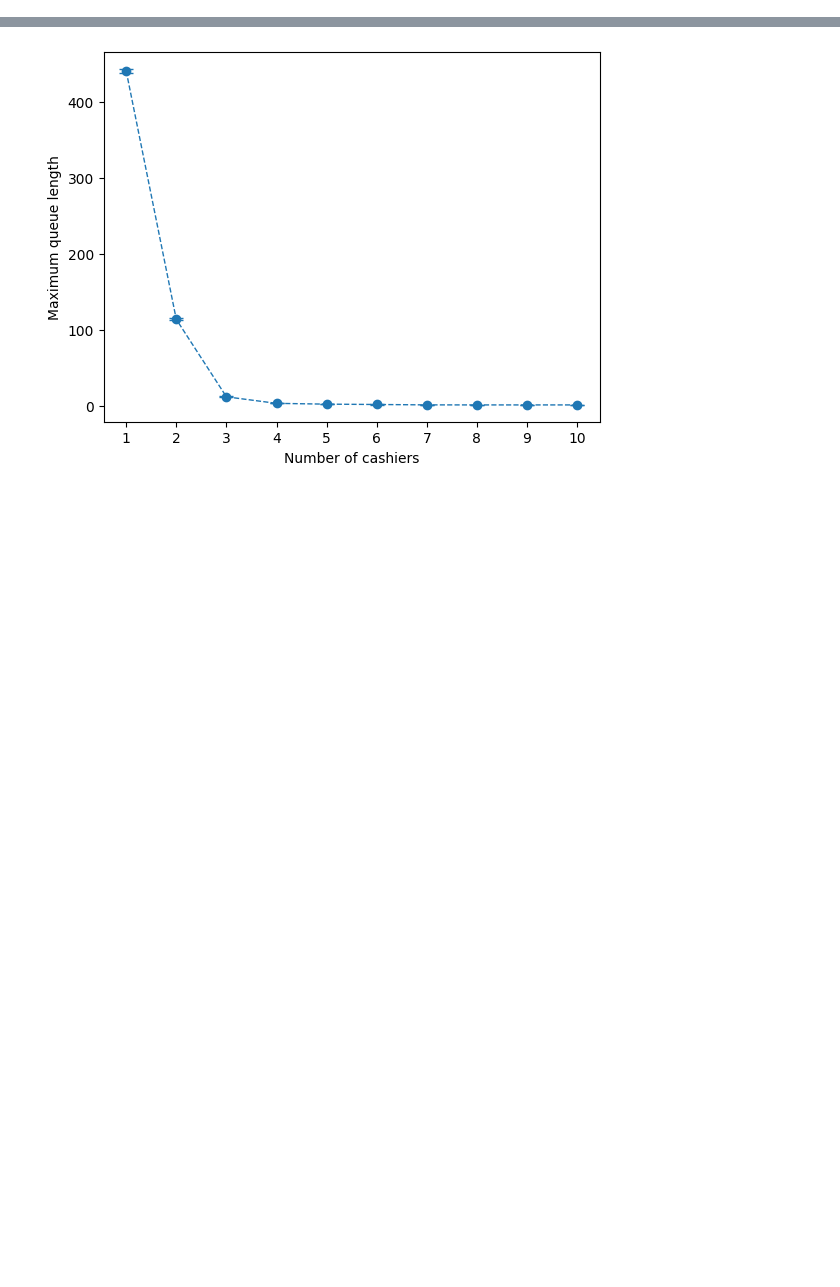
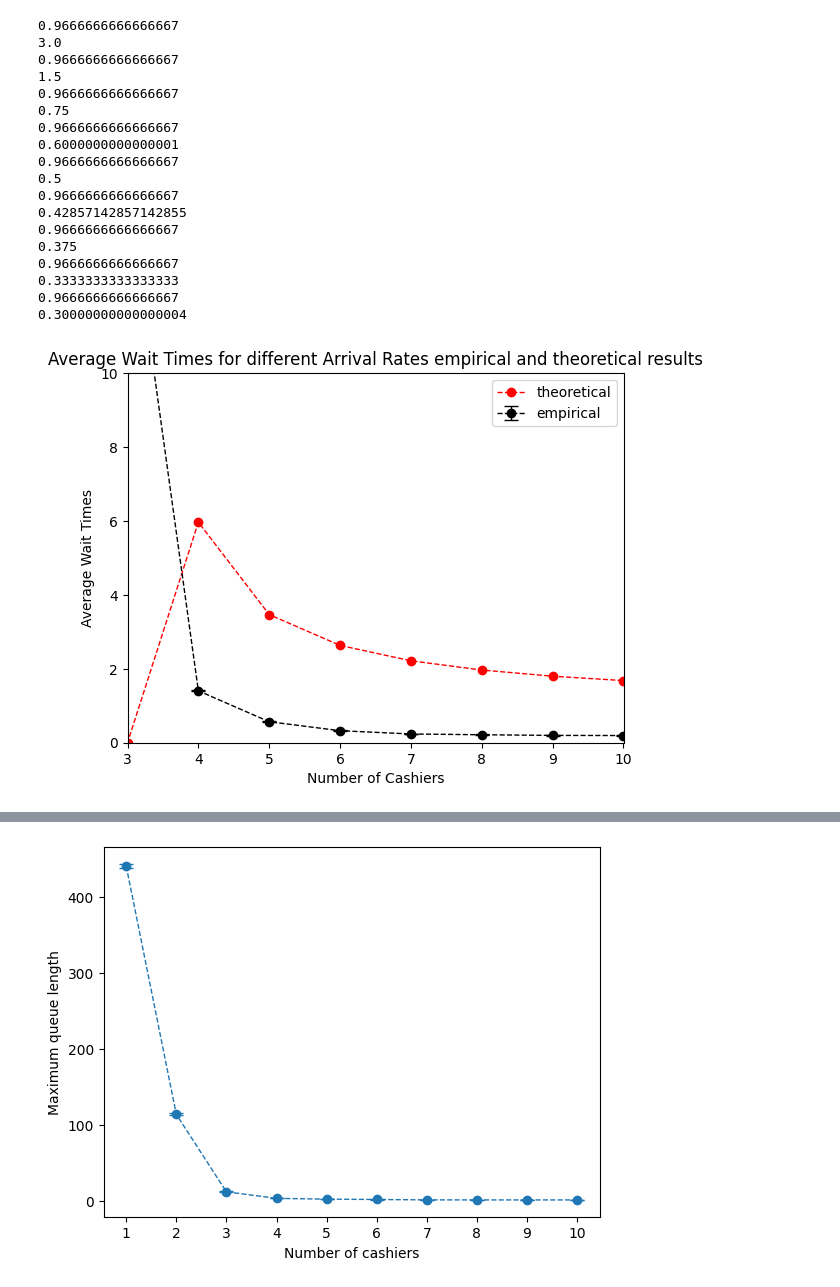
Before and after one commit to rebe121314/CS166-Assignemnt1, a Jupyter notebook: queue_draft.ipynb, the cells around one changed output, grey strips where cells are left out. Cells and saved outputs as stored; diff of their text form; code cells hidden in the pictures; blank space fills up the shorter version.

```diff
--- a/queue_draft.ipynb
+++ b/queue_draft.ipynb
@@ -357,3 +372,60 @@ plt.show()
+# %%
+def theoretical_avg_wait_time(lamda, tau=3, sigma=1):
+    rho = lamda * tau
+
+    l = 1/20
+    manager_tau = 5
+    manager_rho = l * manager_tau
+    manager_sigma = 2
+
+    manager_avg_wait_time = (manager_rho*manager_tau / (2*(1-manager_rho))) * (1 + manager_sigma**2 / manager_tau**2)
+    print(manager_avg_wait_time)
+    print(rho)
+    return (rho*tau / (2*(1-rho))) * (1 + (sigma /tau)**2) + manager_avg_wait_time
+
+theoretical_wait_times = []
+for i in cashiers:
+    if i == 3:
+        # Theoretical result for 3 cashiers is not defined
+        theoretical_wait_times.append(0)
+        continue
+    lamda = 1/i
+    theoretical_wait_times.append(theoretical_avg_wait_time(lamda))
+
+plt.figure()
+
+plt.title('Average Wait Times for different Arrival Rates empirical and theoretical results')
+plt.xlabel('Number of Cashiers')
+plt.ylabel('Average Wait Times')
+
+
+plt.errorbar(cashiers, waiting_times_mean, waiting_times_std, color='black', marker='o', capsize=5, linestyle='--',
+             linewidth=1, label='empirical')
+plt.plot(cashiers, theoretical_wait_times, color='red', marker='o', linestyle='--', linewidth=1, label='theoretical')
+plt.xlim(3, 10)
+plt.ylim(0,10)
+plt.legend()
+plt.show()
+# %% [output]
+0.9666666666666667
+3.0
+0.9666666666666667
+1.5
+0.9666666666666667
+0.75
+0.9666666666666667
+0.6000000000000001
+0.9666666666666667
+0.5
+0.9666666666666667
+0.42857142857142855
+0.9666666666666667
+0.375
+0.9666666666666667
+0.3333333333333333
+0.9666666666666667
+0.30000000000000004
+[figure, added]
 # %%
 # Average customer response time, defined as the waiting time added by the service time.
 # This is the metric we want to minimize.
```
Also changed, not shown: parts of 8 cells of this notebook.
